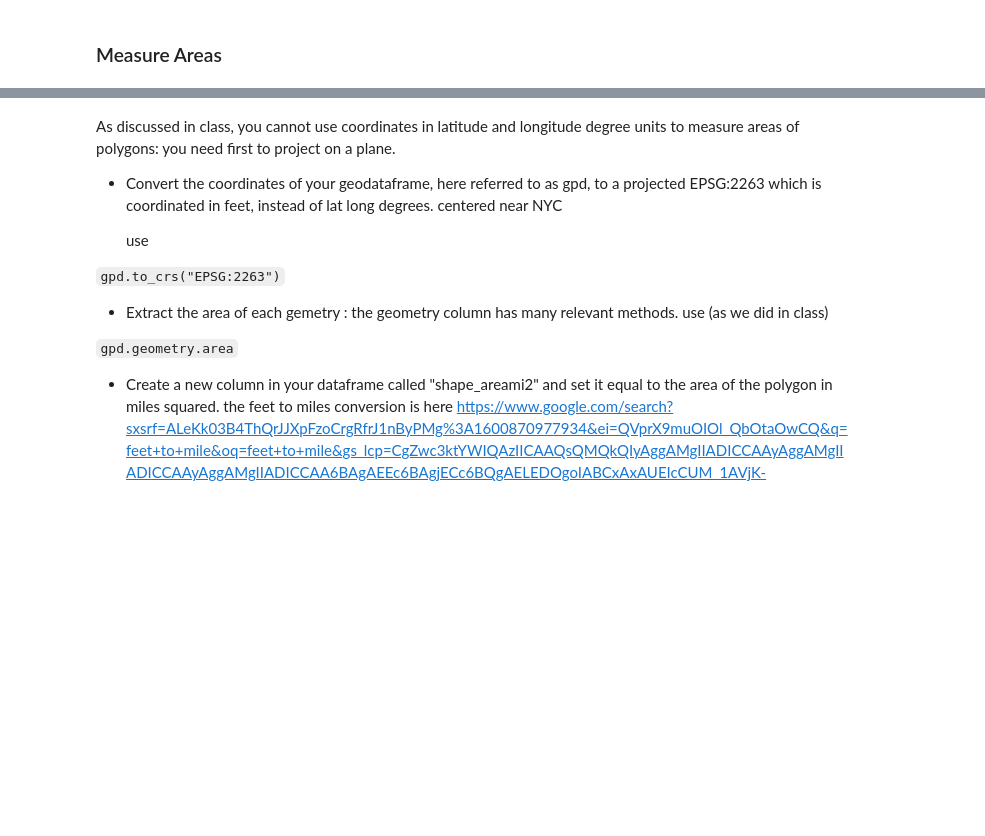
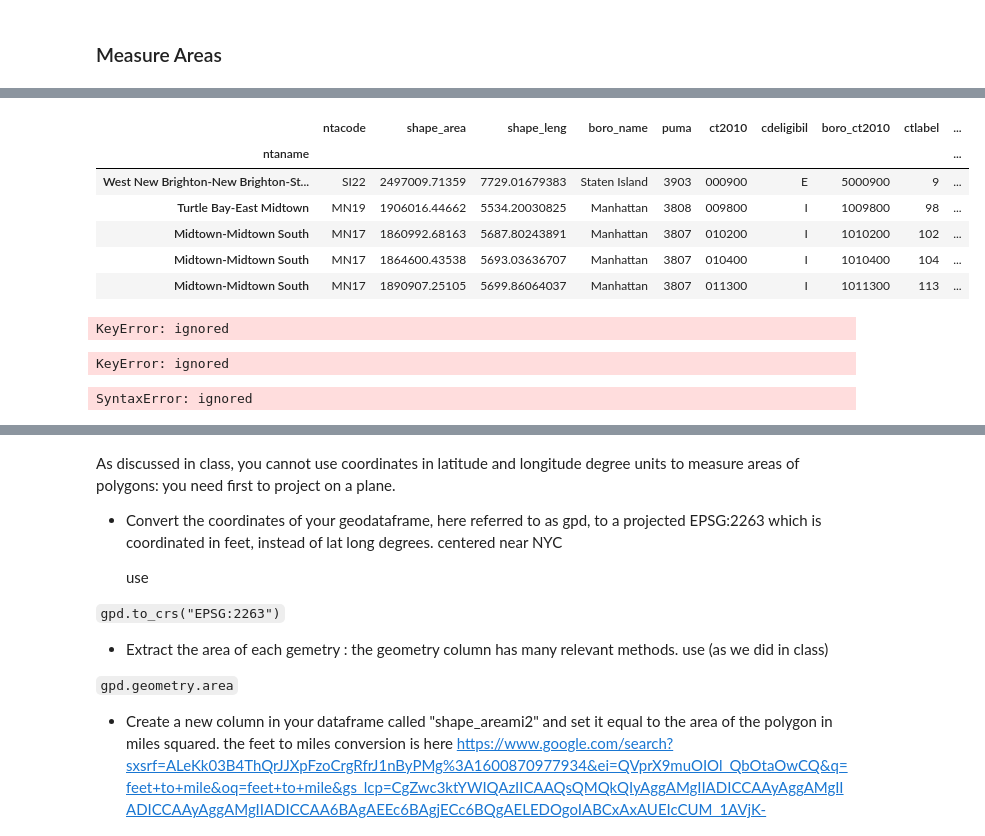
Before and after one commit to amir1913/PUS2022_AMeydani, a Jupyter notebook: HW4/Geospatial_NYCCitiBike_instructions.ipynb, the cells around one changed output, grey strips where cells are left out. Drawn from its saved outputs; the diff is of its cells as text; code cells hidden in the pictures; blank space fills up the shorter version.

```diff
--- a/HW4/Geospatial_NYCCitiBike_instructions.ipynb
+++ b/HW4/Geospatial_NYCCitiBike_instructions.ipynb
@@ -54,0 +100,23 @@ plt.title("Census Tract map colored by boroughs");
+# %%
+ct_shape.head()
+# %% [output]
+|  | ntacode | shape_area | shape_leng | boro_name | puma | ct2010 | cdeligibil | boro_ct2010 | ctlabel | ... |
+| ntaname |  |  |  |  |  |  |  |  |  | ... |
+| West New Brighton-New Brighton-St... | SI22 | 2497009.71359 | 7729.01679383 | Staten Island | 3903 | 000900 | E | 5000900 | 9 | ... |
+| Turtle Bay-East Midtown | MN19 | 1906016.44662 | 5534.20030825 | Manhattan | 3808 | 009800 | I | 1009800 | 98 | ... |
+| Midtown-Midtown South | MN17 | 1860992.68163 | 5687.80243891 | Manhattan | 3807 | 010200 | I | 1010200 | 102 | ... |
+| Midtown-Midtown South | MN17 | 1864600.43538 | 5693.03636707 | Manhattan | 3807 | 010400 | I | 1010400 | 104 | ... |
+| Midtown-Midtown South | MN17 | 1890907.25105 | 5699.86064037 | Manhattan | 3807 | 011300 | I | 1011300 | 113 | ... |
+# %%
+
+ct_shape['boro_code']
+# %% [output]
+KeyError: ignored
+# %%
+ct_shape.groupby(['boro_code','shape_area']).sum()
+# %% [output]
+KeyError: ignored
+# %%
+np.eval(i) for i in value_list
+# %% [output]
+SyntaxError: ignored
```
Also changed, not shown: parts of 11 cells of this notebook.
